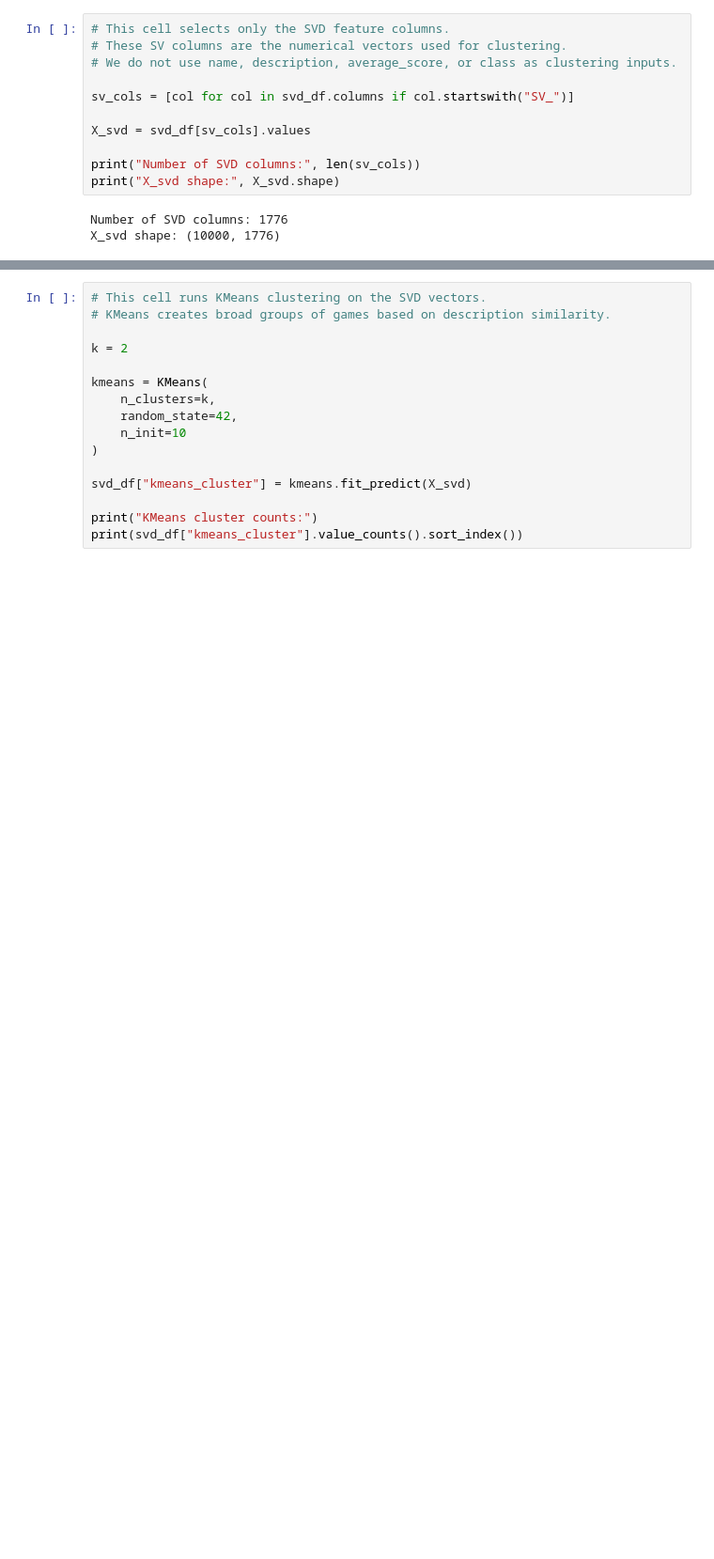
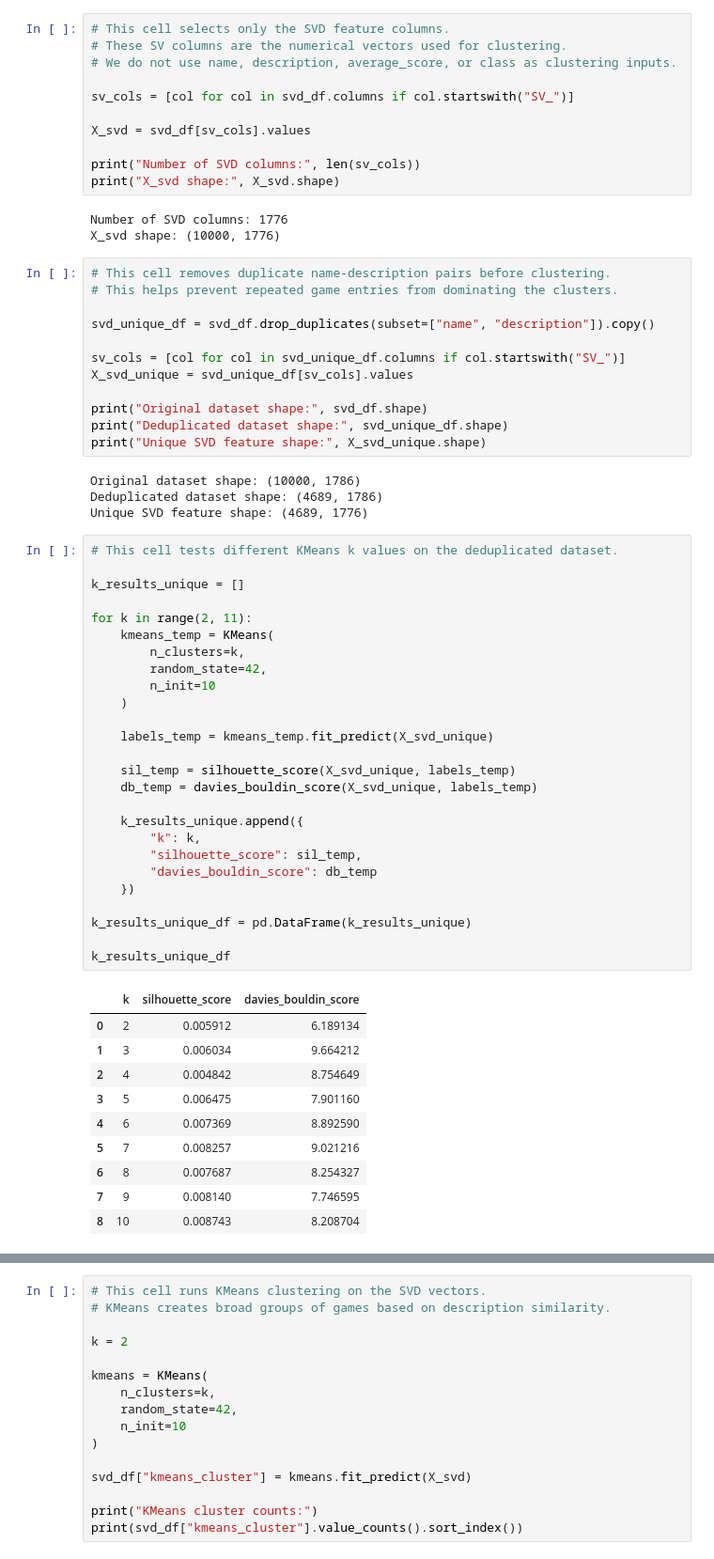
Before and after one commit to qigol/ml1-project-lt4, a Jupyter notebook: working-notebooks/brit/clustering.ipynb, the cells around one changed output, grey strips where cells are left out. Shown at 94% size. Cells and saved outputs as stored; diff of their text form; blank space fills up the shorter version.

```diff
--- a/working-notebooks/brit/clustering.ipynb
+++ b/working-notebooks/brit/clustering.ipynb
@@ -44,3 +44,56 @@ print("X_svd shape:", X_svd.shape)
 # %% [output]
 Number of SVD columns: 1776
 X_svd shape: (10000, 1776)
+# %%
+# This cell removes duplicate name-description pairs before clustering.
+# This helps prevent repeated game entries from dominating the clusters.
+
+svd_unique_df = svd_df.drop_duplicates(subset=["name", "description"]).copy()
+
+sv_cols = [col for col in svd_unique_df.columns if col.startswith("SV_")]
+X_svd_unique = svd_unique_df[sv_cols].values
+
+print("Original dataset shape:", svd_df.shape)
+print("Deduplicated dataset shape:", svd_unique_df.shape)
+print("Unique SVD feature shape:", X_svd_unique.shape)
+# %% [output]
+Original dataset shape: (10000, 1786)
+Deduplicated dataset shape: (4689, 1786)
+Unique SVD feature shape: (4689, 1776)
+# %%
+# This cell tests different KMeans k values on the deduplicated dataset.
+
+k_results_unique = []
+
+for k in range(2, 11):
+    kmeans_temp = KMeans(
+        n_clusters=k,
+        random_state=42,
+        n_init=10
+    )
+
+    labels_temp = kmeans_temp.fit_predict(X_svd_unique)
+
+    sil_temp = silhouette_score(X_svd_unique, labels_temp)
+    db_temp = davies_bouldin_score(X_svd_unique, labels_temp)
+
+    k_results_unique.append({
+        "k": k,
+        "silhouette_score": sil_temp,
+        "davies_bouldin_score": db_temp
+    })
+
+k_results_unique_df = pd.DataFrame(k_results_unique)
+
+k_results_unique_df
+# %% [output]
+|  | k | silhouette_score | davies_bouldin_score |
+| 0 | 2 | 0.005912 | 6.189134 |
+| 1 | 3 | 0.006034 | 9.664212 |
+| 2 | 4 | 0.004842 | 8.754649 |
+| 3 | 5 | 0.006475 | 7.901160 |
+| 4 | 6 | 0.007369 | 8.892590 |
+| 5 | 7 | 0.008257 | 9.021216 |
+| 6 | 8 | 0.007687 | 8.254327 |
+| 7 | 9 | 0.008140 | 7.746595 |
+| 8 | 10 | 0.008743 | 8.208704 |
```
Also changed, not shown: parts of 8 cells of this notebook.
